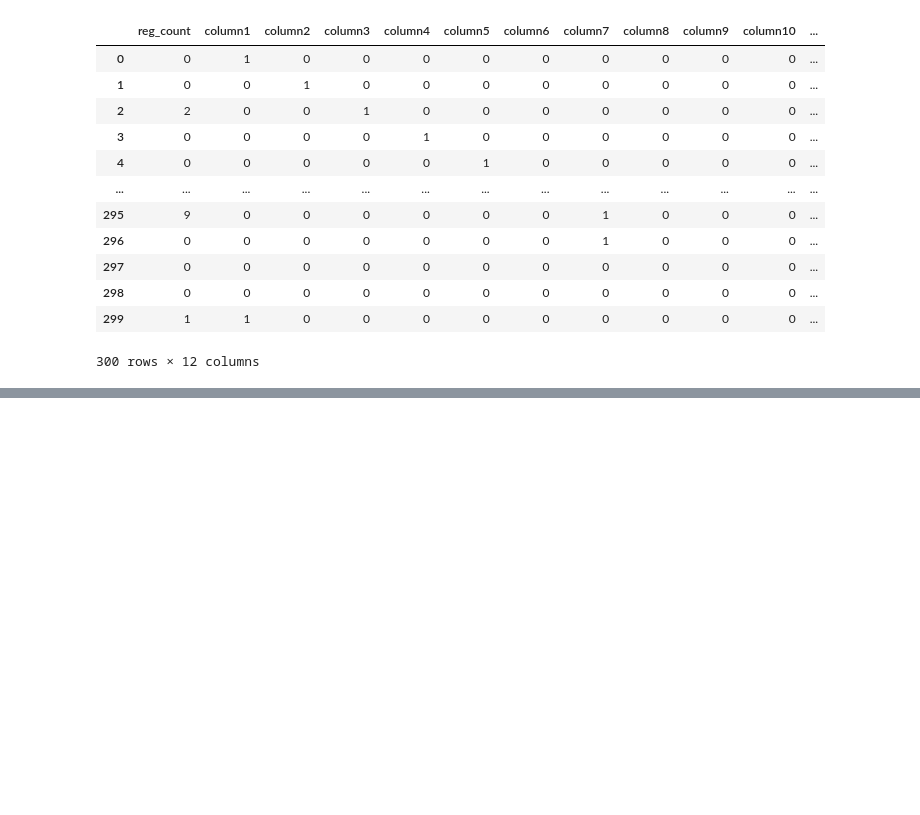
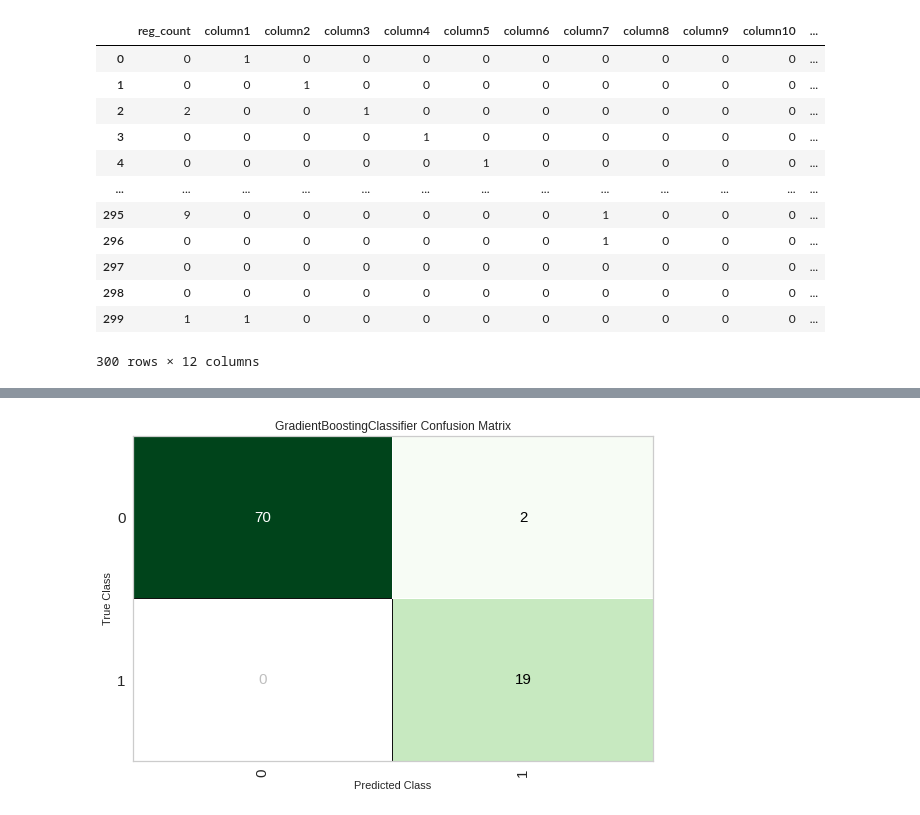
Before and after one commit to kbj804/xedm_pid_server, a Jupyter notebook: api-mlserver/sources/data/train/pycaret.ipynb, the cells around one changed output, grey strips where cells are left out. Drawn from its saved outputs; the diff is of its cells as text; code cells hidden in the pictures; blank space fills up the shorter version.

```diff
--- a/api-mlserver/sources/data/train/pycaret.ipynb
+++ b/api-mlserver/sources/data/train/pycaret.ipynb
@@ -66,3 +87,3 @@ compare_models()
 # %%
 # 모델 생성
-adaboost = create_model('ada')
+gboost = create_model('gbc')
@@ -69,3 +104,3 @@ adaboost = create_model('ada')
 # %%
 # 모델 자체를 하이퍼 파라미터로 사용하여 튜닝
-tuned_adaboost = tune_model('ada')
+tuned_gboost = tune_model(gboost)
@@ -72,4 +121,5 @@ tuned_adaboost = tune_model('ada')
 # %%
 # Matrix 시각화
-plot_model(estimator = tuned_adaboost, plot = 'auc')
-plot_model(estimator = tuned_adaboost, plot = 'confusion_matrix')
+plot_model(estimator = tuned_gboost, plot = 'confusion_matrix')
+# %% [output]
+[figure, added]
```
Also changed, not shown: parts of 8 cells of this notebook.
